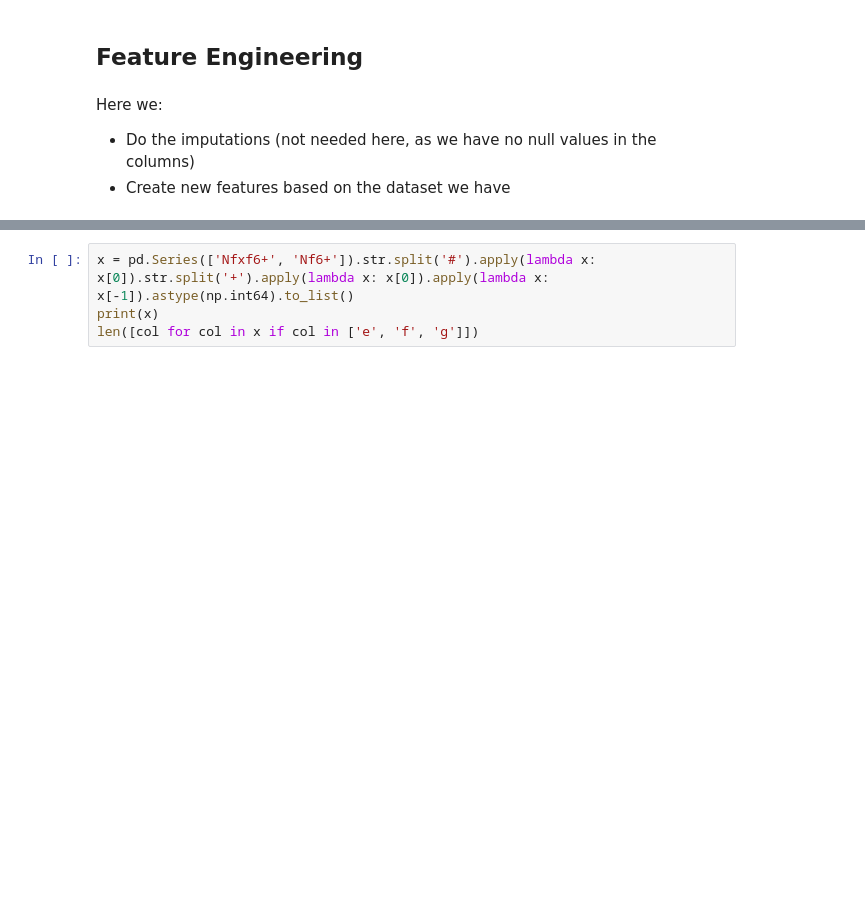
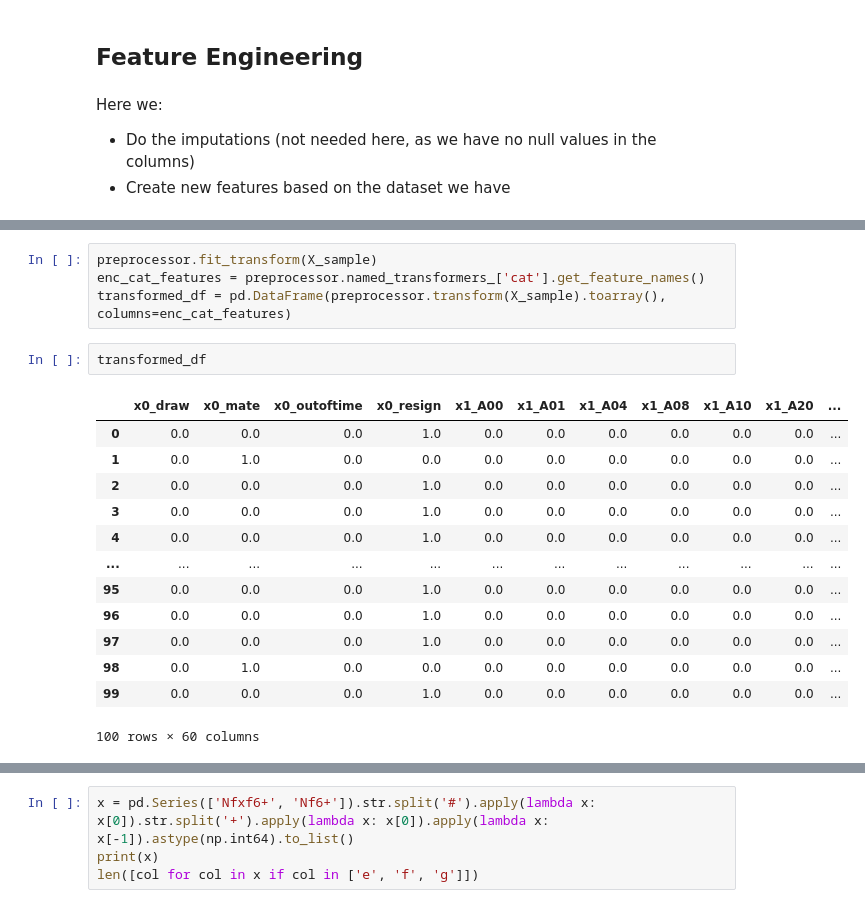
Before and after one commit to mpereiramoretti/lichess-games-prediction, a Jupyter notebook: 0. EDA/0.1 Selecting the variables.ipynb, the cells around one changed output, grey strips where cells are left out. Drawn from its saved outputs; the diff is of its cells as text; blank space fills up the shorter version.

```diff
--- a/0. EDA/0.1 Selecting the variables.ipynb
+++ b/0. EDA/0.1 Selecting the variables.ipynb
@@ -201,0 +257,20 @@ SyntaxError: invalid syntax (<ipython-input-135-d2ac4faa683d>, line 101)
+# %%
+preprocessor.fit_transform(X_sample)
+enc_cat_features = preprocessor.named_transformers_['cat'].get_feature_names()
+transformed_df = pd.DataFrame(preprocessor.transform(X_sample).toarray(), columns=enc_cat_features)
+# %%
+transformed_df
+# %% [output]
+|  | x0_draw | x0_mate | x0_outoftime | x0_resign | x1_A00 | x1_A01 | x1_A04 | x1_A08 | x1_A10 | x1_A20 | ... |
+| 0 | 0.0 | 0.0 | 0.0 | 1.0 | 0.0 | 0.0 | 0.0 | 0.0 | 0.0 | 0.0 | ... |
+| 1 | 0.0 | 1.0 | 0.0 | 0.0 | 0.0 | 0.0 | 0.0 | 0.0 | 0.0 | 0.0 | ... |
+| 2 | 0.0 | 0.0 | 0.0 | 1.0 | 0.0 | 0.0 | 0.0 | 0.0 | 0.0 | 0.0 | ... |
+| 3 | 0.0 | 0.0 | 0.0 | 1.0 | 0.0 | 0.0 | 0.0 | 0.0 | 0.0 | 0.0 | ... |
+| 4 | 0.0 | 0.0 | 0.0 | 1.0 | 0.0 | 0.0 | 0.0 | 0.0 | 0.0 | 0.0 | ... |
+| ... | ... | ... | ... | ... | ... | ... | ... | ... | ... | ... | ... |
+| 95 | 0.0 | 0.0 | 0.0 | 1.0 | 0.0 | 0.0 | 0.0 | 0.0 | 0.0 | 0.0 | ... |
+| 96 | 0.0 | 0.0 | 0.0 | 1.0 | 0.0 | 0.0 | 0.0 | 0.0 | 0.0 | 0.0 | ... |
+| 97 | 0.0 | 0.0 | 0.0 | 1.0 | 0.0 | 0.0 | 0.0 | 0.0 | 0.0 | 0.0 | ... |
+| 98 | 0.0 | 1.0 | 0.0 | 0.0 | 0.0 | 0.0 | 0.0 | 0.0 | 0.0 | 0.0 | ... |
+| 99 | 0.0 | 0.0 | 0.0 | 1.0 | 0.0 | 0.0 | 0.0 | 0.0 | 0.0 | 0.0 | ... |
+100 rows × 60 columns
```
Also changed, not shown: parts of 12 cells of this notebook.
